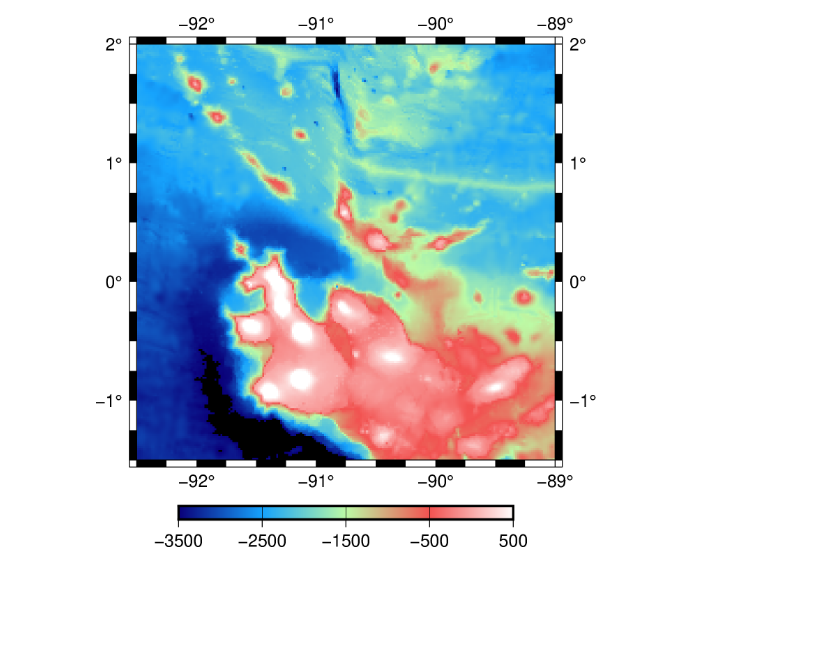
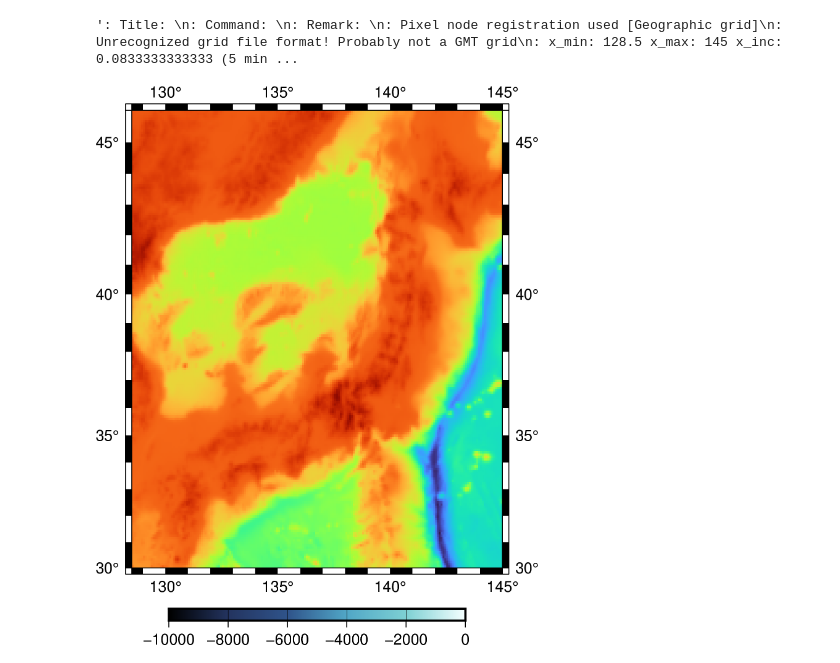
Before and after one commit to willschlitzer/learn-pygmt, a Jupyter notebook: color_map_custom_cpt.ipynb, the cells around one changed output. Saved outputs shown, nothing was run; the diff lists cells and outputs as text; code cells hidden in the pictures; blank space fills up the shorter version.

```diff
--- a/color_map_custom_cpt.ipynb
+++ b/color_map_custom_cpt.ipynb
@@ -3,29 +1,18 @@ import pygmt
+# %%
+import pygmt
+grid = pygmt.datasets.load_earth_relief(resolution="05m", region=[128.5, 145, 30, 46])
+# %%
+pygmt.grdinfo(grid=grid)
+# %% [output]
+': Title: \n: Command: \n: Remark: \n: Pixel node registration used [Geographic grid]\n: Unrecognized grid file format! Probably not a GMT grid\n: x_min: 128.5 x_max: 145 x_inc: 0.0833333333333 (5 min ...
 # %%
-pygmt.makecpt(cmap="haxby", series="-3500/500/1000", continuous=True, output="galcpt.cpt")
-ga_fig = pygmt.Figure()
-#ga_fig.grdimage(shading=True, **Ga_KWARGS)
-ga_fig.grdimage(cmap="galcpt.cpt",
-                grid="@earth_relief_01m",
-                region=[-92.5,-89, -1.5, 2],
+#pygmt.makecpt(cmap="bathy", series="-10000/0/2000", continuous=True, output="galcpt.cpt")
+fig = pygmt.Figure()
+fig.grdimage(#cmap="galcpt.cpt",
+                grid=grid,
                 projection="M4i",
                 frame=True)
-ga_fig.grdcontour(grid="@earth_relief_01m",
-                  region=[-92.5,-89, -1.5, 2],
-                  annotation=1000,
-                  interval=500,
-                  projection="M4i",
-                  frame=True)
-ga_fig.colorbar(cmap="galcpt.cpt")
-#ga_fig.show()
+fig.colorbar(cmap="galcpt.cpt")
+fig.show()
+# %% [output]
+[figure, added]
-# %%
-pygmt.makecpt(cmap="haxby", series="-3500/500/1000", continuous=True, output="galcpt.cpt")
-fig = pygmt.Figure()
-fig.grdimage(cmap="galcpt.cpt",
-                grid="@earth_relief_01m",
-                region=[-92.5,-89, -1.5, 2],
-                projection="M4i",
-                frame=True)
-fig.colorbar(cmap="galcpt.cpt")
-fig.show()
-# %% [output]
-[figure, removed]
```
Also changed, not shown: parts of 1 cell of this notebook, 2 other files.
